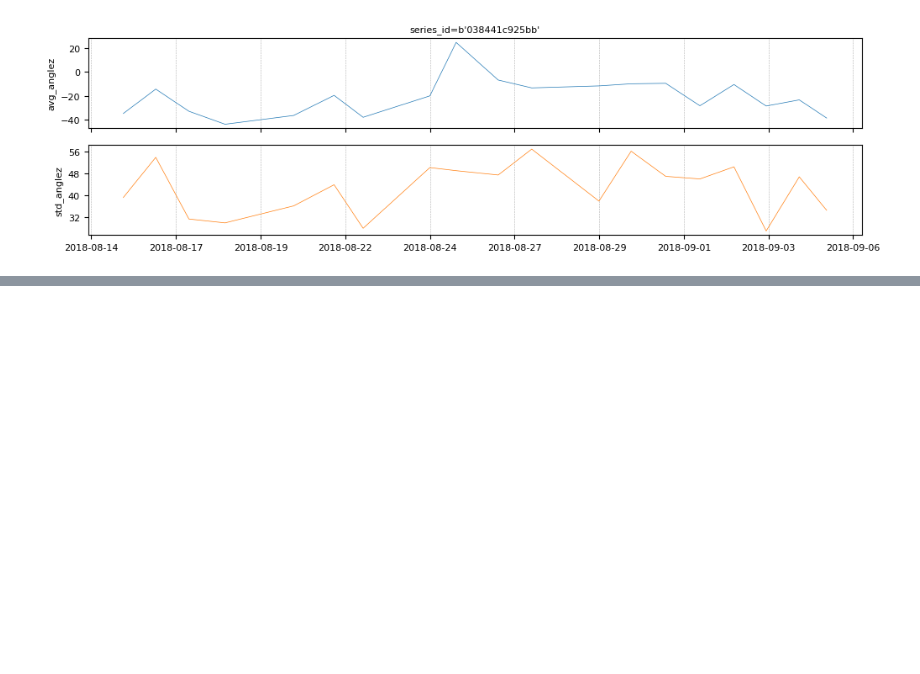
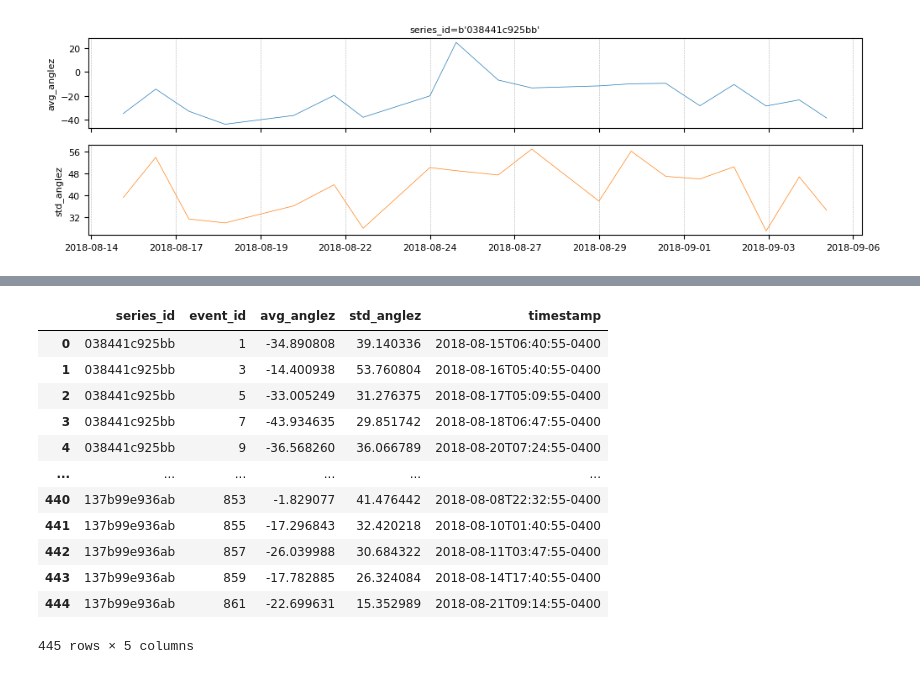
Before and after one commit to tryolabs/temporian-examples, a Jupyter notebook: examples/child_mind_institute.ipynb, the cells around one changed output, grey strips where cells are left out. Saved outputs shown, nothing was run; the diff lists cells and outputs as text; code cells hidden in the pictures; blank space fills up the shorter version.

```diff
--- a/examples/child_mind_institute.ipynb
+++ b/examples/child_mind_institute.ipynb
@@ -137,0 +129,16 @@ df_means
+# %%
+df_result
+# %% [output]
+|  | series_id | event_id | avg_anglez | std_anglez | timestamp |
+| 0 | 038441c925bb | 1 | -34.890808 | 39.140336 | 2018-08-15T06:40:55-0400 |
+| 1 | 038441c925bb | 3 | -14.400938 | 53.760804 | 2018-08-16T05:40:55-0400 |
+| 2 | 038441c925bb | 5 | -33.005249 | 31.276375 | 2018-08-17T05:09:55-0400 |
+| 3 | 038441c925bb | 7 | -43.934635 | 29.851742 | 2018-08-18T06:47:55-0400 |
+| 4 | 038441c925bb | 9 | -36.568260 | 36.066789 | 2018-08-20T07:24:55-0400 |
+| ... | ... | ... | ... | ... | ... |
+| 440 | 137b99e936ab | 853 | -1.829077 | 41.476442 | 2018-08-08T22:32:55-0400 |
+| 441 | 137b99e936ab | 855 | -17.296843 | 32.420218 | 2018-08-10T01:40:55-0400 |
+| 442 | 137b99e936ab | 857 | -26.039988 | 30.684322 | 2018-08-11T03:47:55-0400 |
+| 443 | 137b99e936ab | 859 | -17.782885 | 26.324084 | 2018-08-14T17:40:55-0400 |
+| 444 | 137b99e936ab | 861 | -22.699631 | 15.352989 | 2018-08-21T09:14:55-0400 |
+445 rows × 5 columns
```
Also changed, not shown: parts of 18 cells of this notebook.
